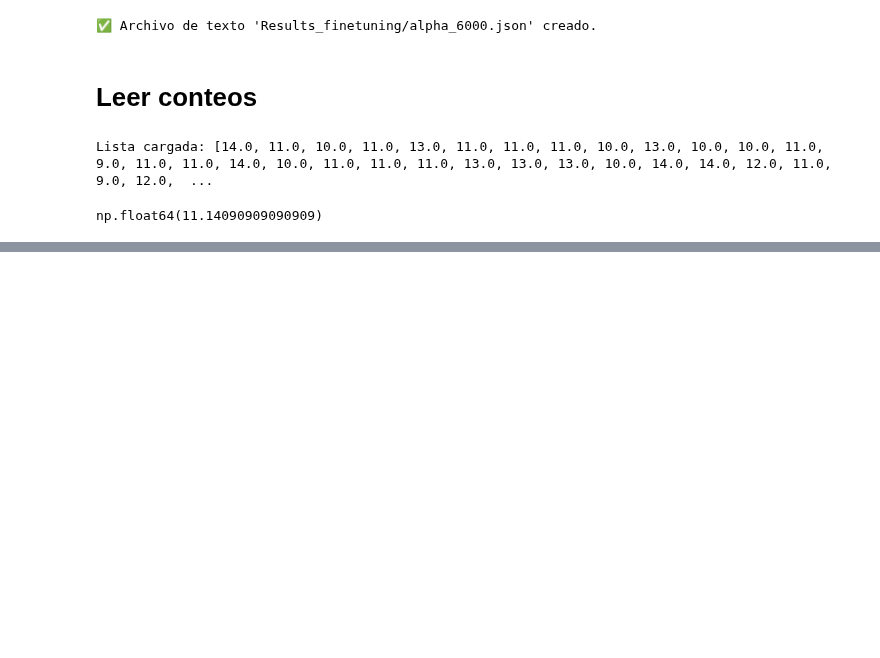
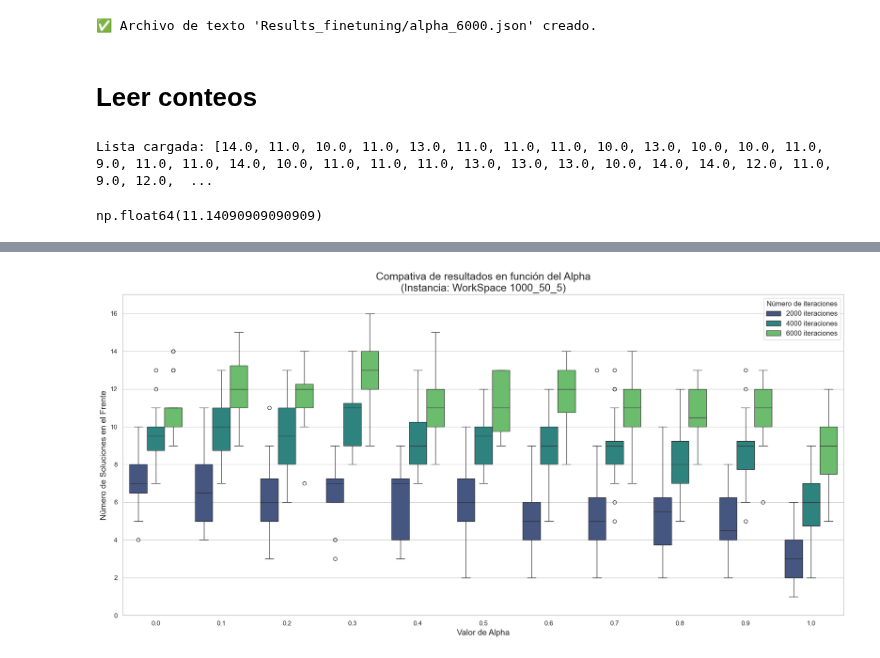
Before and after one commit to Manumrm8/TFM_optimization, a Jupyter notebook: Fine_tuning.ipynb, the cells around one changed output, grey strips where cells are left out. Cells and saved outputs as stored; diff of their text form; code cells hidden in the pictures; blank space fills up the shorter version.

```diff
--- a/Fine_tuning.ipynb
+++ b/Fine_tuning.ipynb
@@ -146,0 +153,38 @@ graficar_boxplots_por_beta(vector_de_conteos, archive)
+# %%
+nombre_archivo_2000 = "Results_finetuning/alpha_2000.json"
+nombre_archivo_4000 = "Results_finetuning/alpha_4000.json"
+nombre_archivo_6000 = "Results_finetuning/alpha_6000.json"
+# %%
+v1 = []
+with open(nombre_archivo_2000, 'r') as f:
+    for linea in f:
+        # strip() elimina espacios en blanco y saltos de línea
+        # float() convierte el texto a número (usa int() si solo tienes enteros)
+        v1.append(float(linea.strip()))
+
+v2 = []
+with open(nombre_archivo_4000, 'r') as f:
+    for linea in f:
+        # strip() elimina espacios en blanco y saltos de línea
+        # float() convierte el texto a número (usa int() si solo tienes enteros)
+        v2.append(float(linea.strip()))
+
+
+v3 = []
+with open(nombre_archivo_6000, 'r') as f:
+    for linea in f:
+        # strip() elimina espacios en blanco y saltos de línea
+        # float() convierte el texto a número (usa int() si solo tienes enteros)
+        v3.append(float(linea.strip()))
+# %%
+nombres_modelos=["2000 iteraciones", "4000 iteraciones", "6000 iteraciones"]
+# %%
+graficar_boxplots_comparativo(
+    v1,
+    v2,
+    v3,
+    nombres_modelos,
+    archive,
+)
+# %% [output]
+[figure, added]
```
Also changed, not shown: parts of 7 cells of this notebook, 6 other files.
